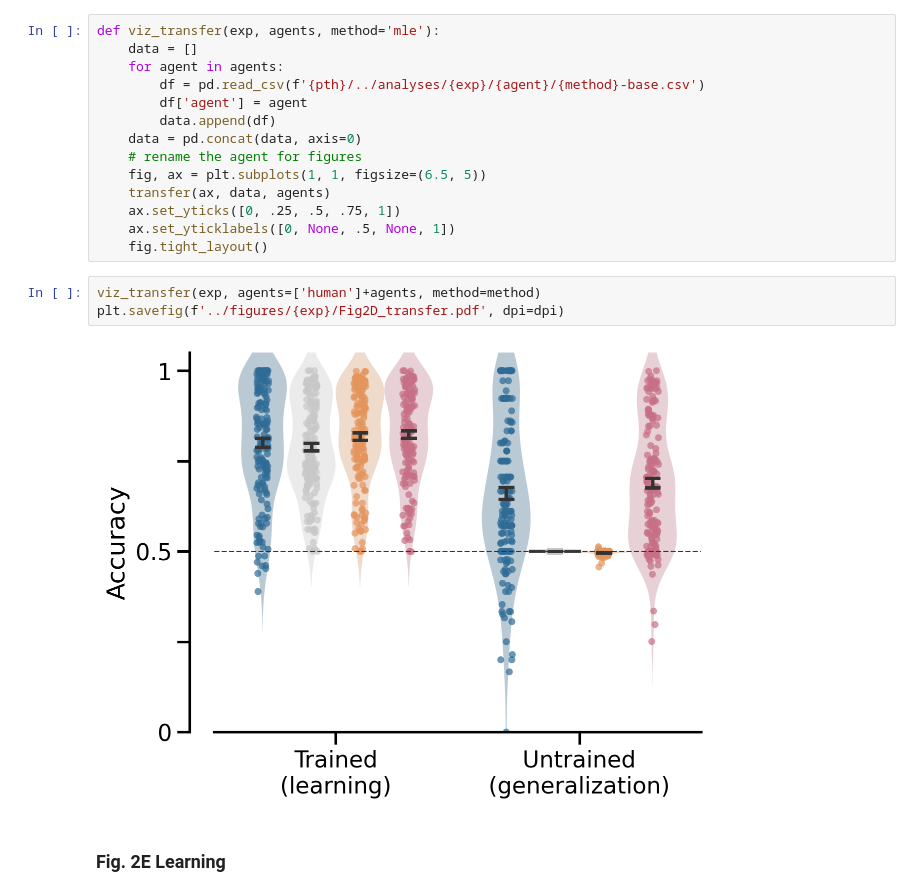
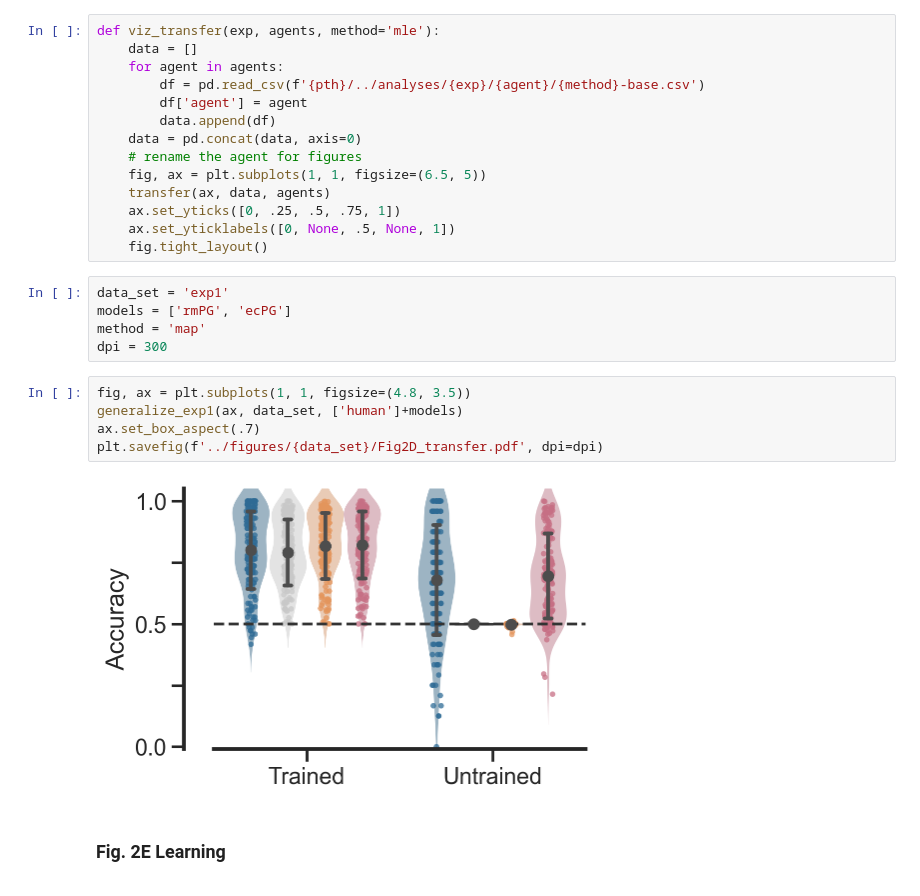
Before and after one commit to fangzefunny/ecpg, a Jupyter notebook: visualization/Fig3.ipynb, the cells around one changed output. Saved outputs shown, nothing was run; the diff lists cells and outputs as text.

```diff
--- a/visualization/Fig3.ipynb
+++ b/visualization/Fig3.ipynb
@@ -125,10 +214,17 @@ def viz_transfer(exp, agents, method='mle'):
     ax.set_yticks([0, .25, .5, .75, 1])
     ax.set_yticklabels([0, None, .5, None, 1])
     fig.tight_layout()
-# %%
-viz_transfer(exp, agents=['human']+agents, method=method)
-plt.savefig(f'../figures/{exp}/Fig2D_transfer.pdf', dpi=dpi)
-# %% [output]
-[figure, removed]
+# %%
+data_set = 'exp1'
+models = ['rmPG', 'ecPG']
+method = 'map'
+dpi = 300
+# %%
+fig, ax = plt.subplots(1, 1, figsize=(4.8, 3.5))
+generalize_exp1(ax, data_set, ['human']+models)
+ax.set_box_aspect(.7)
+plt.savefig(f'../figures/{data_set}/Fig2D_transfer.pdf', dpi=dpi)
+# %% [output]
+[figure, added]
 # %% [markdown]
 ### Fig. 2E Learning
```
Also changed, not shown: parts of 13 cells of this notebook, 8 other files.
